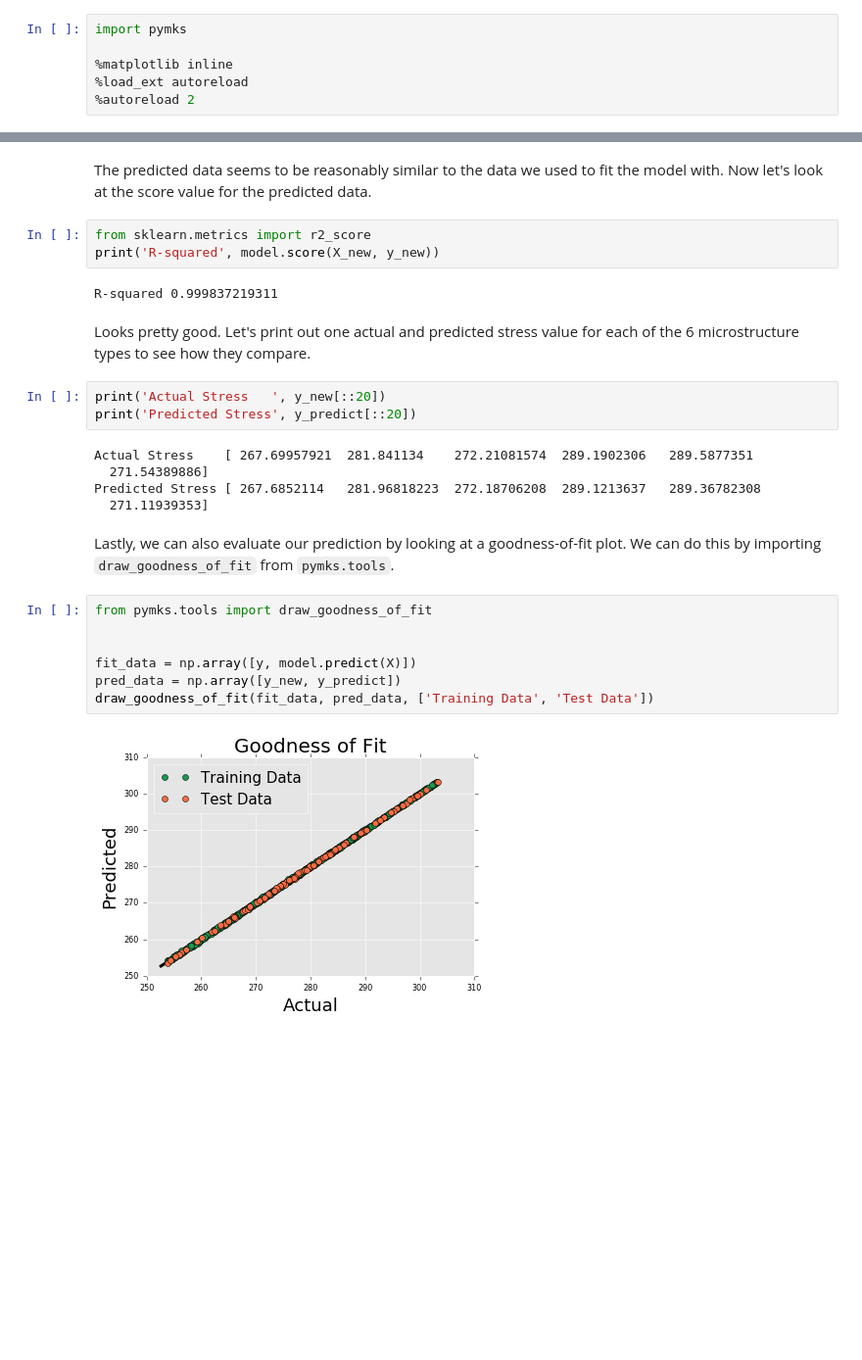
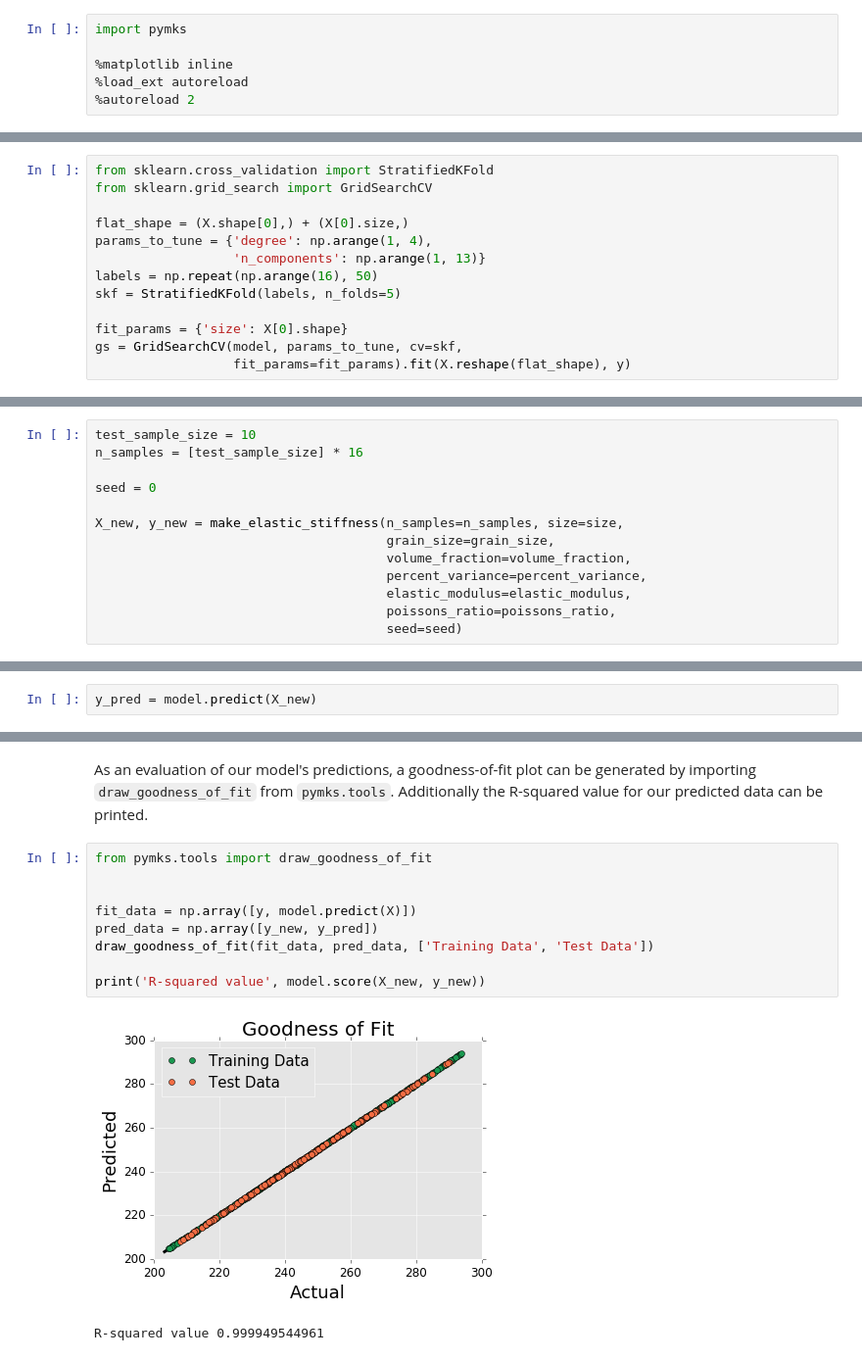
Before and after one commit to davidbrough1/pymks, a Jupyter notebook: notebooks/pymks_paper_homogenization.ipynb, the cells around one changed output, grey strips where cells are left out. Shown: that part at 98% size. Cells and saved outputs as stored; diff of their text form; blank space fills up the shorter version.

Commit message:
Update text and example
Update the example to include 16 different microstructure classes.
Update the text for the paper.

```diff
--- a/notebooks/pymks_paper_homogenization.ipynb
+++ b/notebooks/pymks_paper_homogenization.ipynb
@@ -212,0 +123,13 @@ we used to fit the model using `draw_components_scatter` from `pymks.tools`.
+# %%
+from sklearn.cross_validation import StratifiedKFold
+from sklearn.grid_search import GridSearchCV
+
+flat_shape = (X.shape[0],) + (X[0].size,)
+params_to_tune = {'degree': np.arange(1, 4),
+                  'n_components': np.arange(1, 13)}
+labels = np.repeat(np.arange(16), 50)
+skf = StratifiedKFold(labels, n_folds=5)
+
+fit_params = {'size': X[0].shape}
+gs = GridSearchCV(model, params_to_tune, cv=skf,
+                  fit_params=fit_params).fit(X.reshape(flat_shape), y)
@@ -212,0 +202,13 @@ we used to fit the model using `draw_components_scatter` from `pymks.tools`.
+# %%
+test_sample_size = 10
+n_samples = [test_sample_size] * 16
+
+seed = 0
+
+X_new, y_new = make_elastic_stiffness(n_samples=n_samples, size=size,
+                                      grain_size=grain_size,
+                                      volume_fraction=volume_fraction,
+                                      percent_variance=percent_variance,
+                                      elastic_modulus=elastic_modulus,
+                                      poissons_ratio=poissons_ratio,
+                                      seed=seed)
@@ -212,0 +218,2 @@ we used to fit the model using `draw_components_scatter` from `pymks.tools`.
+# %%
+y_pred = model.predict(X_new)
@@ -223,30 +240,18 @@ draw_components_scatter([model.reduced_fit_data[:, :2],
-# %% [markdown]
-The predicted data seems to be reasonably similar to the data we used to fit the model
-with. Now let's look at the score value for the predicted data.
-# %%
-from sklearn.metrics import r2_score
-print('R-squared', model.score(X_new, y_new))
-# %% [output]
-R-squared 0.999837219311
-# %% [markdown]
-Looks pretty good. Let's print out one actual and predicted stress value for each of the 6 microstructure types to see how they compare.
-# %%
-print('Actual Stress   ', y_new[::20])
-print('Predicted Stress', y_predict[::20])
-# %% [output]
-Actual Stress    [ 267.69957921  281.841134    272.21081574  289.1902306   289.5877351
-  271.54389886]
-Predicted Stress [ 267.6852114   281.96818223  272.18706208  289.1213637   289.36782308
-  271.11939353]
-# %% [markdown]
-Lastly, we can also evaluate our prediction by looking at a goodness-of-fit plot. We
-can do this by importing `draw_goodness_of_fit` from `pymks.tools`.
+# %% [markdown]
+As an evaluation of our model's predictions, a
+goodness-of-fit plot can be generated by importing
+`draw_goodness_of_fit` from `pymks.tools`. Additionally
+the R-squared value for our predicted data can be
+printed.
 # %%
 from pymks.tools import draw_goodness_of_fit
 
 
 fit_data = np.array([y, model.predict(X)])
-pred_data = np.array([y_new, y_predict])
+pred_data = np.array([y_new, y_pred])
 draw_goodness_of_fit(fit_data, pred_data, ['Training Data', 'Test Data'])
+
+print('R-squared value', model.score(X_new, y_new))
 # %% [output]
-[figure, old version]
+[figure, new version]
+R-squared value 0.999949544961
```
Also changed, not shown: parts of 47 cells of this notebook.
